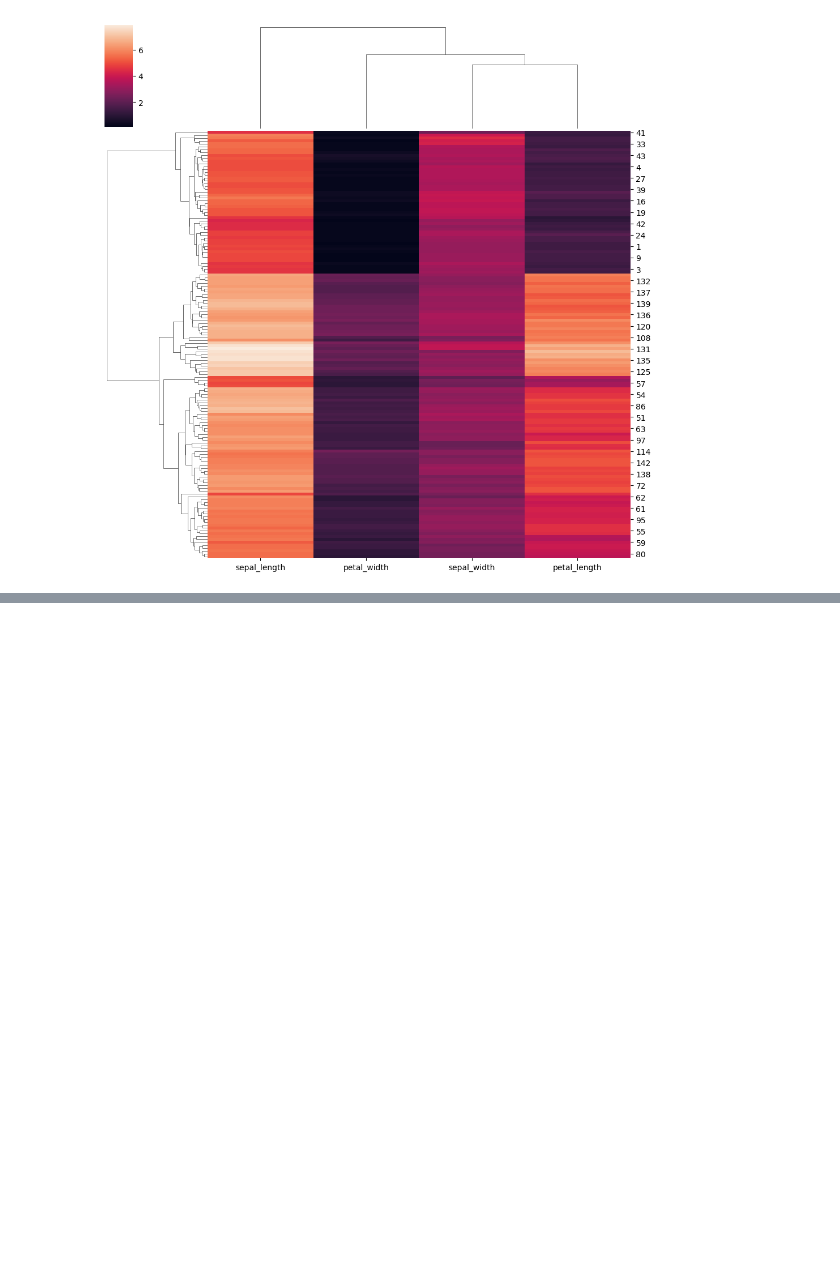
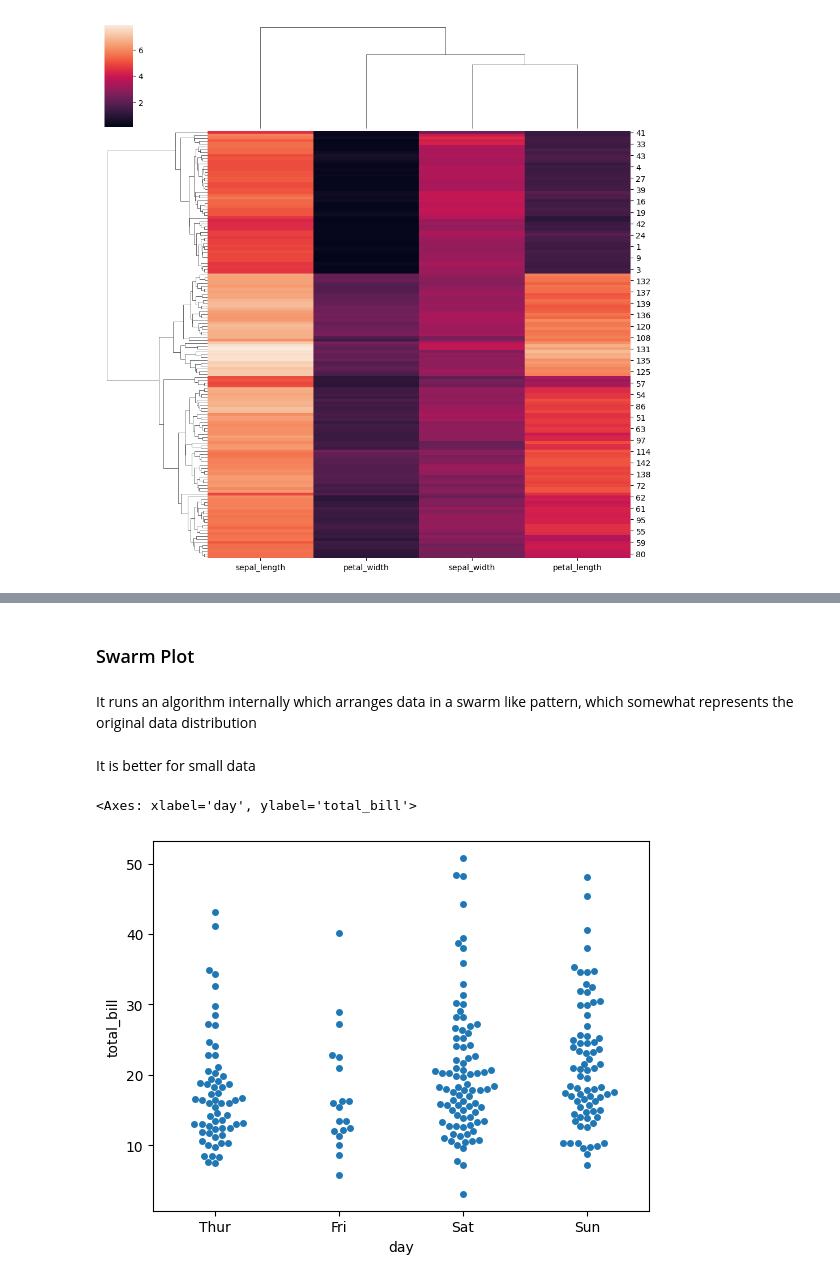
Before and after one commit to SajalK326/Python-Libraries-Fundamentals, a Jupyter notebook: Seaborn_tutorial/seaborn_tutorial.ipynb, the cells around one changed output, grey strips where cells are left out. Cells and saved outputs as stored; diff of their text form; code cells hidden in the pictures; blank space fills up the shorter version.

```diff
--- a/Seaborn_tutorial/seaborn_tutorial.ipynb
+++ b/Seaborn_tutorial/seaborn_tutorial.ipynb
@@ -374,0 +415,11 @@ sns.clustermap(iris.iloc[:, [0,1,2,3]])
+# %% [markdown]
+<h3>Swarm Plot
+# %% [markdown]
+It runs an algorithm internally which arranges data in a swarm like pattern, which somewhat represents the original data distribution
+# %% [markdown]
+It is better for small data
+# %%
+sns.swarmplot(data=tips, x='day', y='total_bill')
+# %% [output]
+<Axes: xlabel='day', ylabel='total_bill'>
+[figure, added]
```
Also changed, not shown: parts of 13 cells of this notebook.
